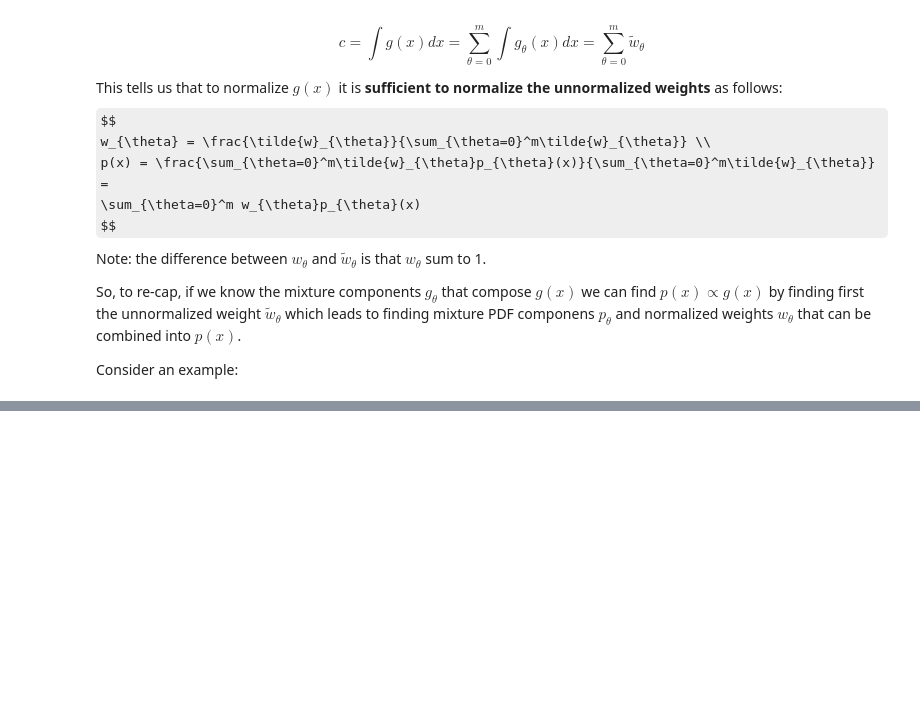
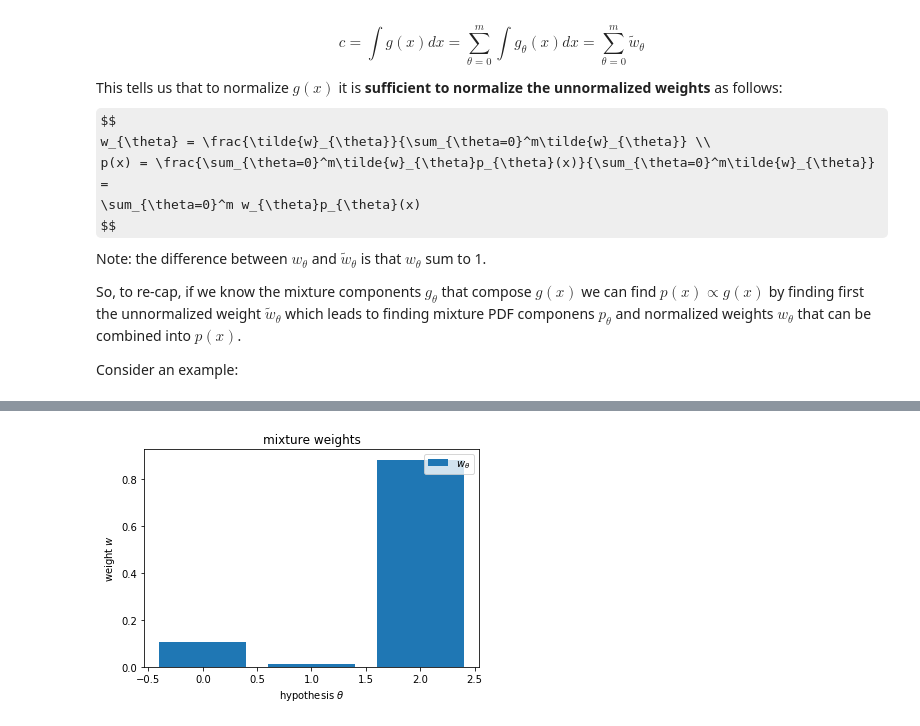
Before and after one commit to mihsamusev/bayesian_gym, a Jupyter notebook: py/Single object tracking in clutter.ipynb, the cells around one changed output, grey strips where cells are left out. Saved outputs shown, nothing was run; the diff lists cells and outputs as text; code cells hidden in the pictures; some formulas as TeX source; blank space fills up the shorter version.

```diff
--- a/py/Single object tracking in clutter.ipynb
+++ b/py/Single object tracking in clutter.ipynb
@@ -846,0 +1130,85 @@ plt.show()
+# %%
+from collections import namedtuple
+gaussian = namedtuple('Gaussian', ['mean', 'var'])
+gaussian.__repr__ = lambda s: '𝒩(μ={:.3f}, 𝜎²={:.3f})'.format(s[0], s[1])
+
+get_pdf = lambda x, g: norm.pdf(x, g.mean, np.sqrt(g.var))
+
+lamc = lambda c: 0.4 if np.abs(c) < 4 else 0
+
+def kf_1d_update(prior, measurement):
+    'update state'
+
+    x, P = prior        # mean and variance of prior
+    z, R = measurement  # mean and variance of measurement
+
+    y = z - x        # residual
+    K = P / (P + R)  # Kalman gain
+
+    x = x + K*y      # posterior
+    P = (1 - K) * P  # posterior variance
+    return gaussian(x, P)
+
+def kf_1d_predict_state(prior, motion):
+    'predict state'
+    pass
+
+def kf_1d_predict_measurement(prior, measurement):
+    'predict object measurement likelihood'
+    x, P = prior        # mean and variance of prior
+    z, R = measurement  # mean and variance of measurement
+    S = P + R
+    return norm.pdf(z, x, S)
+
+def get_hypothesis_sequence(Z, k):
+    '''Produces a list where each entry is a possible
+    hypothesis sequence from time 1 up to time k'''
+    ms = [range(0, len(z) + 1) for z in Z[0:k]]
+    return np.stack(np.meshgrid(*ms), -1).reshape(-1, len(ms))
+
+def calculate_weights(hypothesis, prev_weights, prev_states, Z, pd):
+    '''There is as many weights as hypothesis'''
+    if len(prev_weights) == 0:
+        prev_weights = [1.0]
+
+    wt = np.zeros(len(hypothesis) * len(prev_weights))
+    i = 0
+    for pw, state in zip(prev_weights, prev_states):
+        for h in hypothesis:
+            if h == 0:
+                wt[i] = pw * (1 - pd)
+            else:
+                zt = Z[h - 1]
+                prior = gaussian(state.mean, state.var)
+                measurement = gaussian(zt, 0.2)
+                wt[i] = pw * pd * kf_1d_predict_measurement(prior, measurement) / lamc(zt)
+            i += 1
+
+    # normalize weights
+    weights = wt / np.sum(wt)
+    return weights
+
+# known quantities
+Z = [
+    [-1.3, 1.7],
+    [1.3],
+    [-0.3, 2.3]
+]
+pd = 0.9
+k = 1
+
+priors = [[gaussian(0.5, 0.5)]]
+posteriors = []
+
+xs = np.linspace(-2.5,2.5, 300)
+
+print(get_hypothesis_sequence(Z,k=1))
+print(calculate_weights(hypothesis=[0,1,2], prev_weights=[], prev_states=priors[k-1], Z=Z[k-1], pd=pd))
+
+ax = plt.subplot()
+plt.bar([0,1,2], w, label=r'$w_{\theta}$')
+ax.set_ylabel(r"weight $w$")
+ax.set_xlabel(r"hypothesis $\theta$")
+plt.legend(loc=1)
+plt.title(r"mixture weights")
+# %% [output]
@@ -846,0 +1220 @@ plt.show()
+[figure, added]
```
Also changed, not shown: parts of 20 cells of this notebook, 1 other file.
